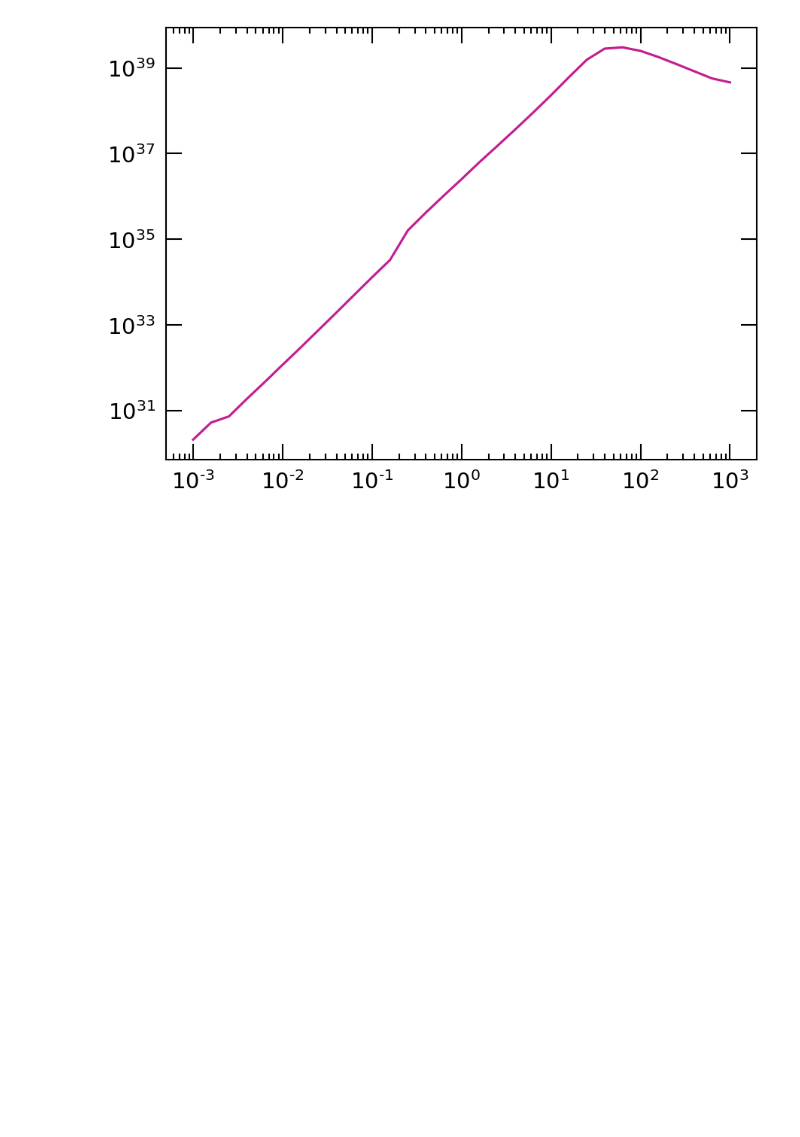
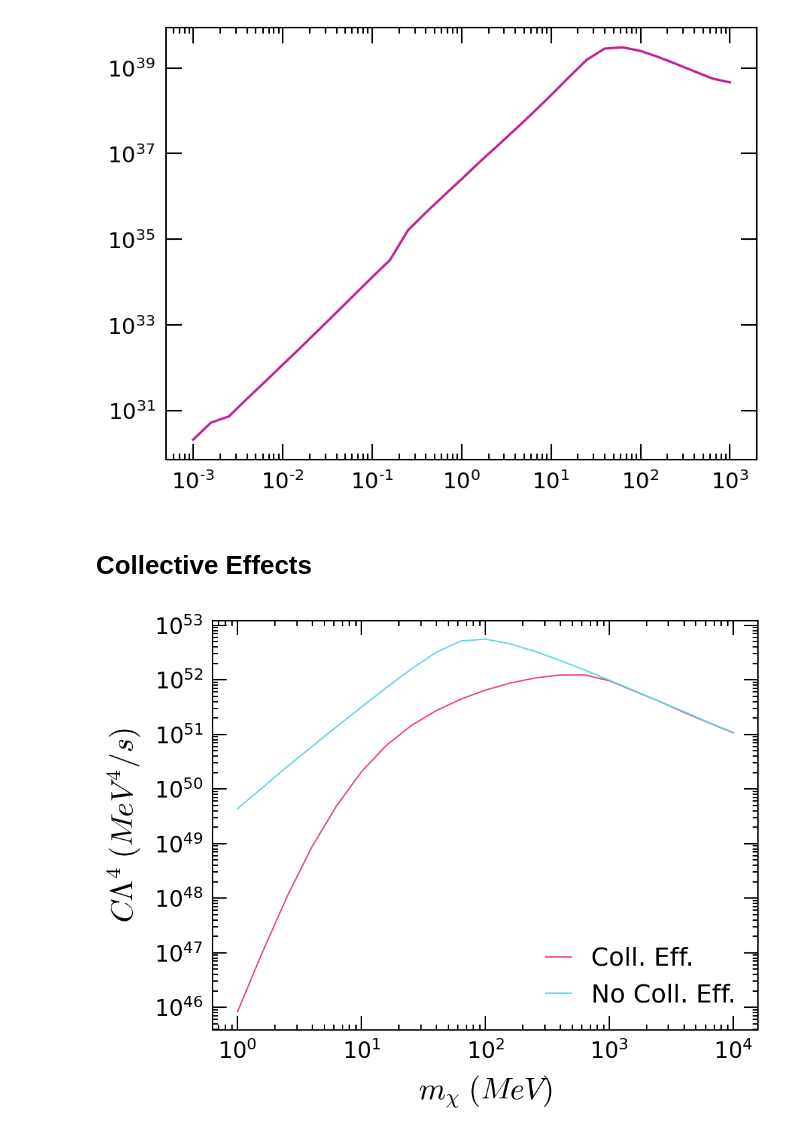
Before and after one commit to mvirgato/WD_e_capture, a Jupyter notebook: plots_cratedn_full.ipynb, the cells around one changed output. Cells and saved outputs as stored; diff of their text form; code cells hidden in the pictures; blank space fills up the shorter version.

```diff
--- a/plots_cratedn_full.ipynb
+++ b/plots_cratedn_full.ipynb
@@ -1064,3 +1066,21 @@ plt.loglog(single_data[0], single_data[1])
 # %% [output]
 [<matplotlib.lines.Line2D at 0x...>]
 [figure]
+# %% [markdown]
+# Collective Effects
+# %%
+mchi, C_coll = np.loadtxt('./crate_single/single_op_coll_eff_1.38367_C.dat', unpack=True)
+mchi, C_0 = np.loadtxt('./crate_single/single_op_full_1.38367_C.dat', unpack=True)
+# %%
+# fig, ax = plt.subplots(2, 1, gridspec_kw={'height_ratios': [3, 3]})
+
+plt.loglog(mchi, C_coll, label = 'Coll. Eff.')
+plt.loglog(mchi, C_0, label = 'No Coll. Eff.')
+plt.legend()
+
+plt.xlabel(r'$m_\chi\;(MeV)$')
+plt.ylabel(r'$C \Lambda^4\; (MeV^4/s)$')
+
+plt.savefig('./figs/collective_effects/D5_comp.pdf')
+# %% [output]
+[figure, added]
```
Also changed, not shown: parts of 2 cells of this notebook, 9 other files.
